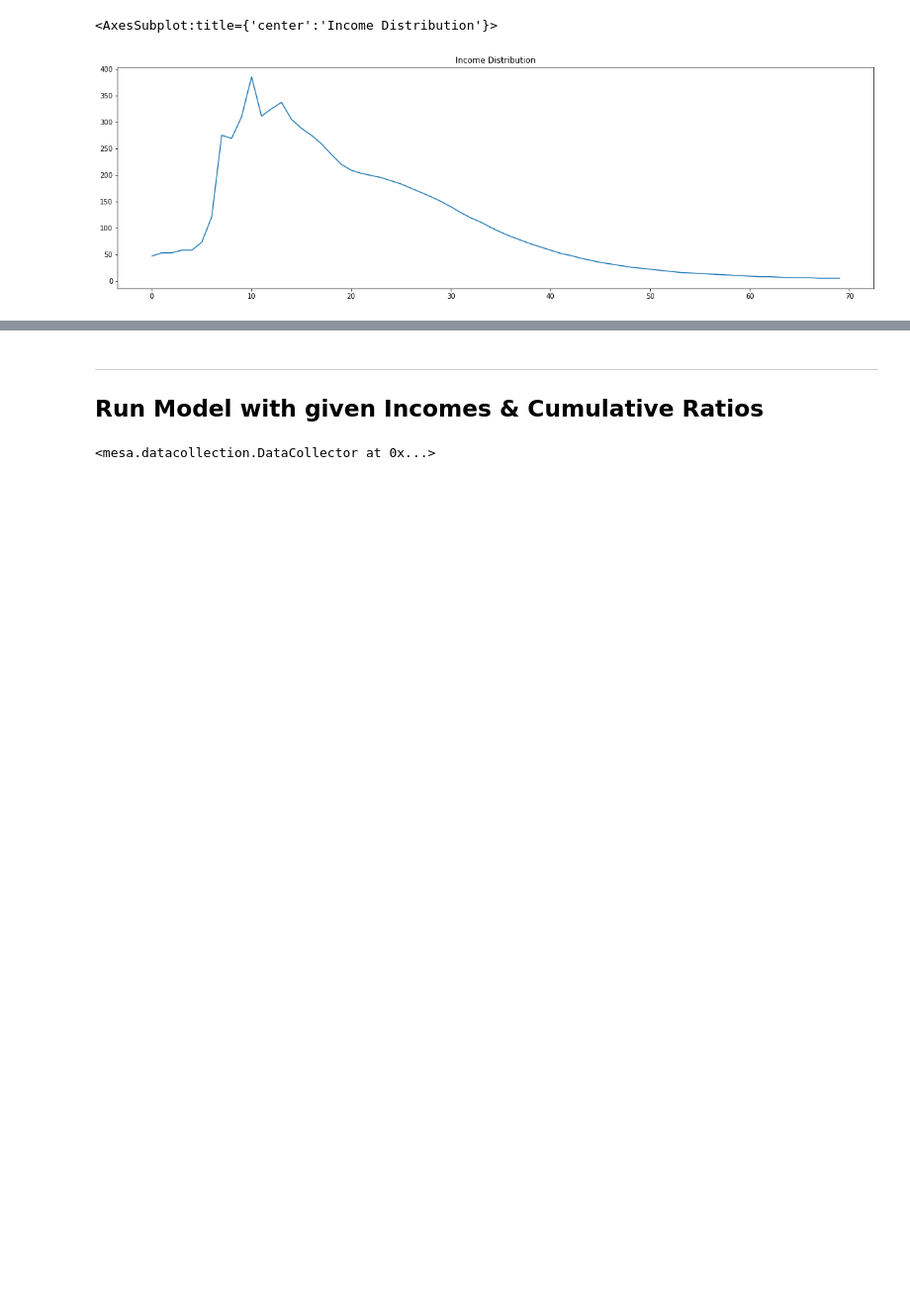
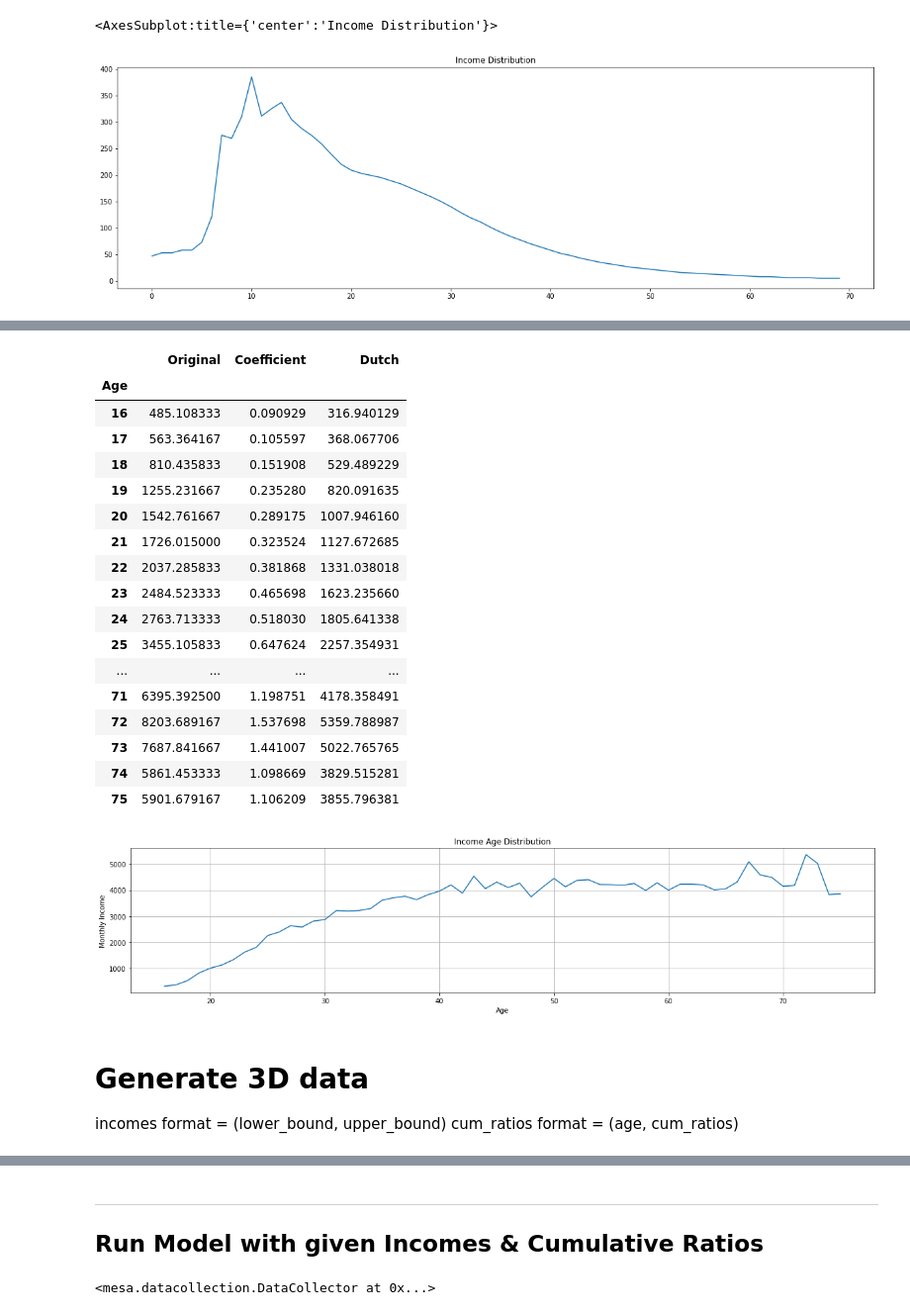
Before and after one commit to Caesar-blip/ABM, a Jupyter notebook: Income Distribution.ipynb, the cells around one changed output, grey strips where cells are left out. Shown at 99% size. Cells and saved outputs as stored; diff of their text form; code cells hidden in the pictures; blank space fills up the shorter version.

```diff
--- a/Income Distribution.ipynb
+++ b/Income Distribution.ipynb
@@ -136,0 +209,39 @@ cum_ratios
+# %%
+aid = pd.DataFrame.from_dict(Age_Average_Income, orient='index', columns=['Original'])
+aid.index.rename('Age', inplace=True)
+
+""" Adjust for Monthly Income """
+aid.Original = aid.Original / 12
+
+""" Adjust Relative to the Mean """
+aid['Coefficient'] = aid.Original / aid.Original.mean()
+aid['Dutch'] = aid.Coefficient * combined_df.Constructed.mean()
+aid.Dutch.plot(figsize=(20,4), title="Income Age Distribution", ylabel='Monthly Income', grid=True)
+
+""" Numpy array of Age Coefficient """
+age_coef = aid.Coefficient.to_numpy()
+aid
+# %% [output]
+|  | Original | Coefficient | Dutch |
+| Age |  |  |  |
+| 16 | 485.108333 | 0.090929 | 316.940129 |
+| 17 | 563.364167 | 0.105597 | 368.067706 |
+| 18 | 810.435833 | 0.151908 | 529.489229 |
+| 19 | 1255.231667 | 0.235280 | 820.091635 |
+| 20 | 1542.761667 | 0.289175 | 1007.946160 |
+| 21 | 1726.015000 | 0.323524 | 1127.672685 |
+| 22 | 2037.285833 | 0.381868 | 1331.038018 |
+| 23 | 2484.523333 | 0.465698 | 1623.235660 |
+| 24 | 2763.713333 | 0.518030 | 1805.641338 |
+| 25 | 3455.105833 | 0.647624 | 2257.354931 |
+| ... | ... | ... | ... |
+| 71 | 6395.392500 | 1.198751 | 4178.358491 |
+| 72 | 8203.689167 | 1.537698 | 5359.788987 |
+| 73 | 7687.841667 | 1.441007 | 5022.765765 |
+| 74 | 5861.453333 | 1.098669 | 3829.515281 |
+| 75 | 5901.679167 | 1.106209 | 3855.796381 |
+[figure, added]
+# %% [markdown]
+# Generate 3D data
+incomes format      = (lower_bound, upper_bound)
+cum_ratios format   = (age, cum_ratios)
```
Also changed, not shown: parts of 29 cells of this notebook.
